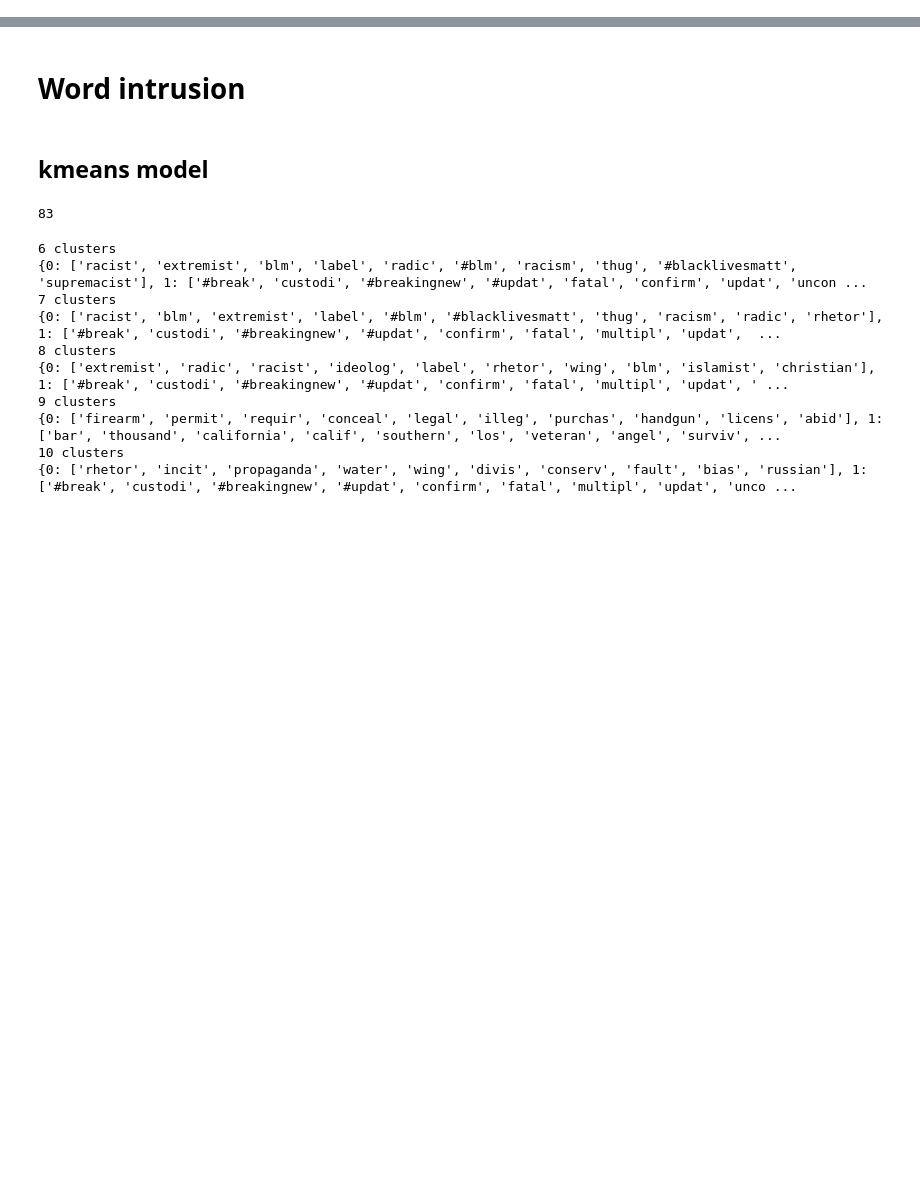
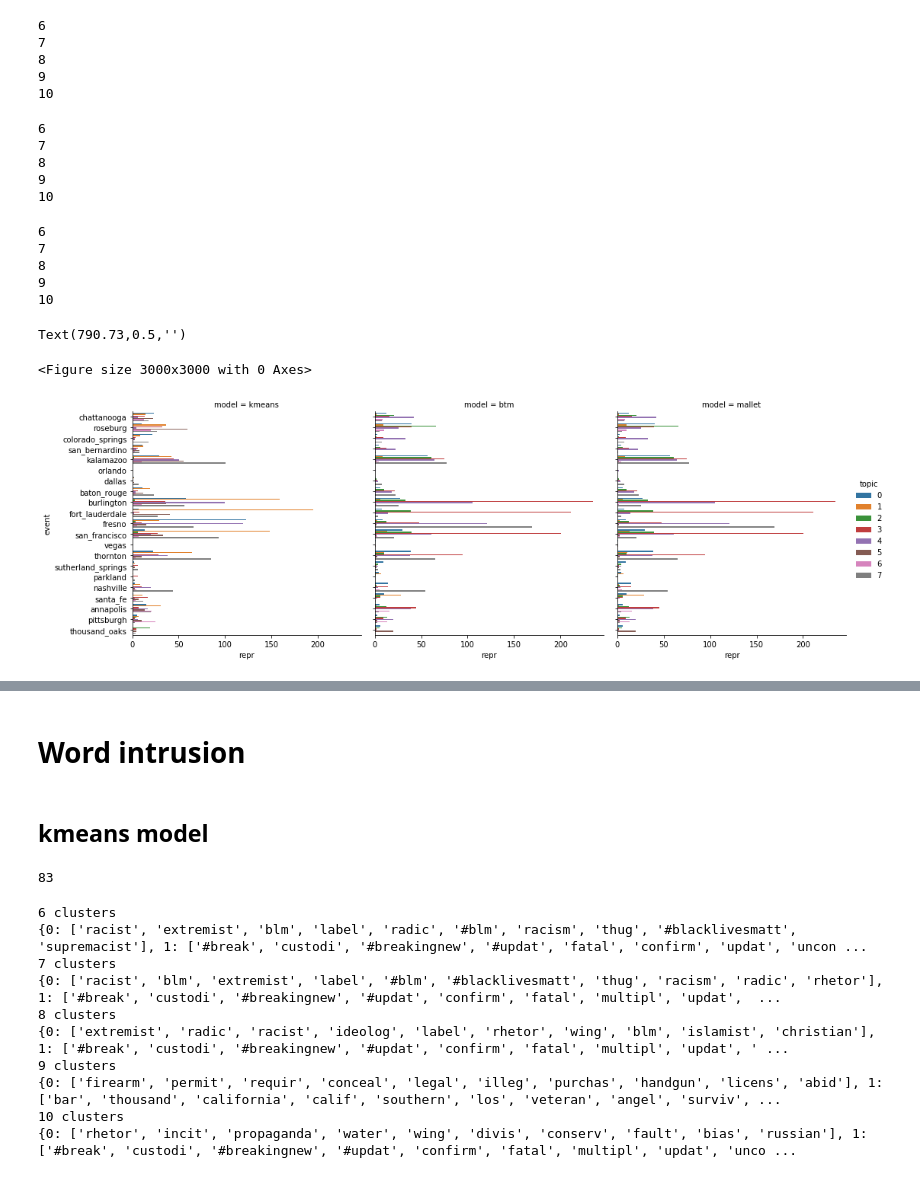
Before and after one commit to ddemszky/framing-twitter, a Jupyter notebook: 2_topic_clustering/collect data for evaluation.ipynb, the cells around one changed output, grey strips where cells are left out. Cells and saved outputs as stored; diff of their text form; code cells hidden in the pictures; blank space fills up the shorter version.

```diff
--- a/2_topic_clustering/collect data for evaluation.ipynb
+++ b/2_topic_clustering/collect data for evaluation.ipynb
@@ -47,0 +93,39 @@ def get_furthest_other_closest(furthest, closest):
+# %%
+kmeans = get_df('kmeans')
+# %% [output]
+6
+7
+8
+9
+10
+# %%
+btm = get_df('btm')
+# %% [output]
+6
+7
+8
+9
+10
+# %%
+mallet = get_df('btm')
+# %% [output]
+6
+7
+8
+9
+10
+# %%
+kmeans['model'] = 'kmeans'
+btm['model'] = 'btm'
+mallet['model'] = 'mallet'
+all_data = pd.concat([kmeans, btm, mallet], ignore_index=True)
+# %%
+f = plt.figure(figsize=(10,10), dpi=300)
+k = 8
+s = all_data[all_data['k'] == k]
+sns.catplot(x='repr', y='event', hue='topic', col='model', kind='bar', data=s)
+plt.ylabel('')
+# %% [output]
+Text(790.73,0.5,'')
+<Figure size 3000x3000 with 0 Axes>
+[figure, added]
```
Also changed, not shown: parts of 6 cells of this notebook, 24 other files.
